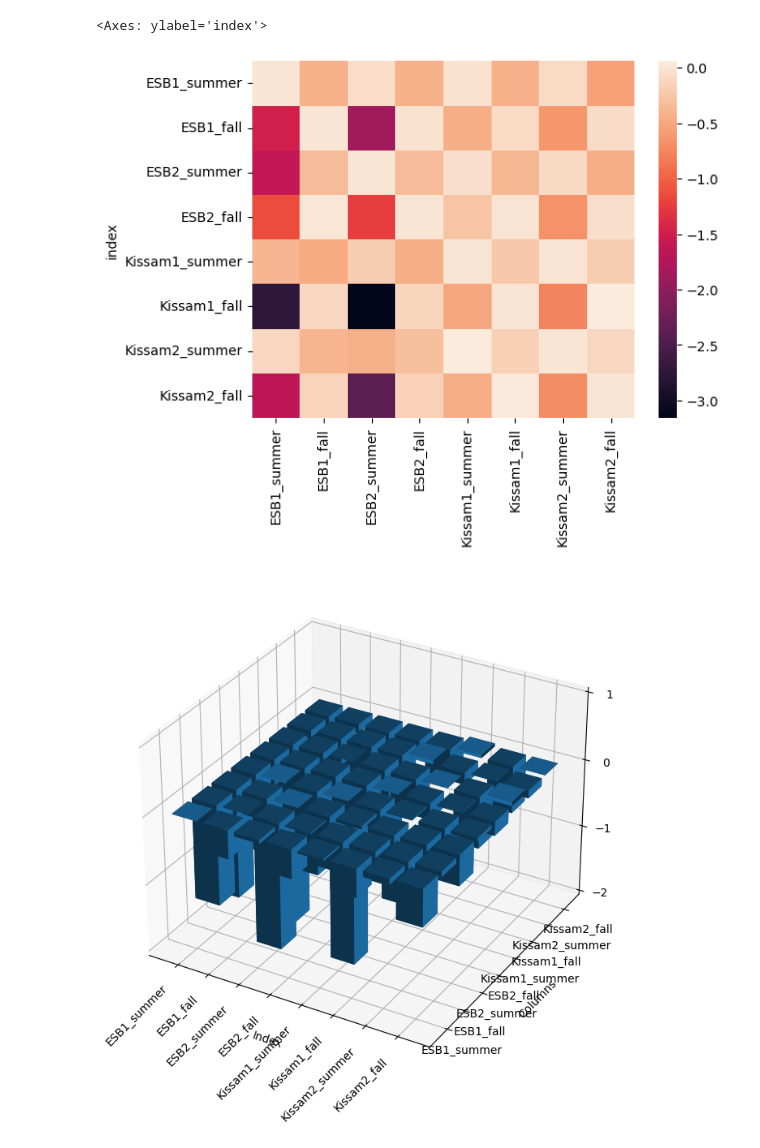
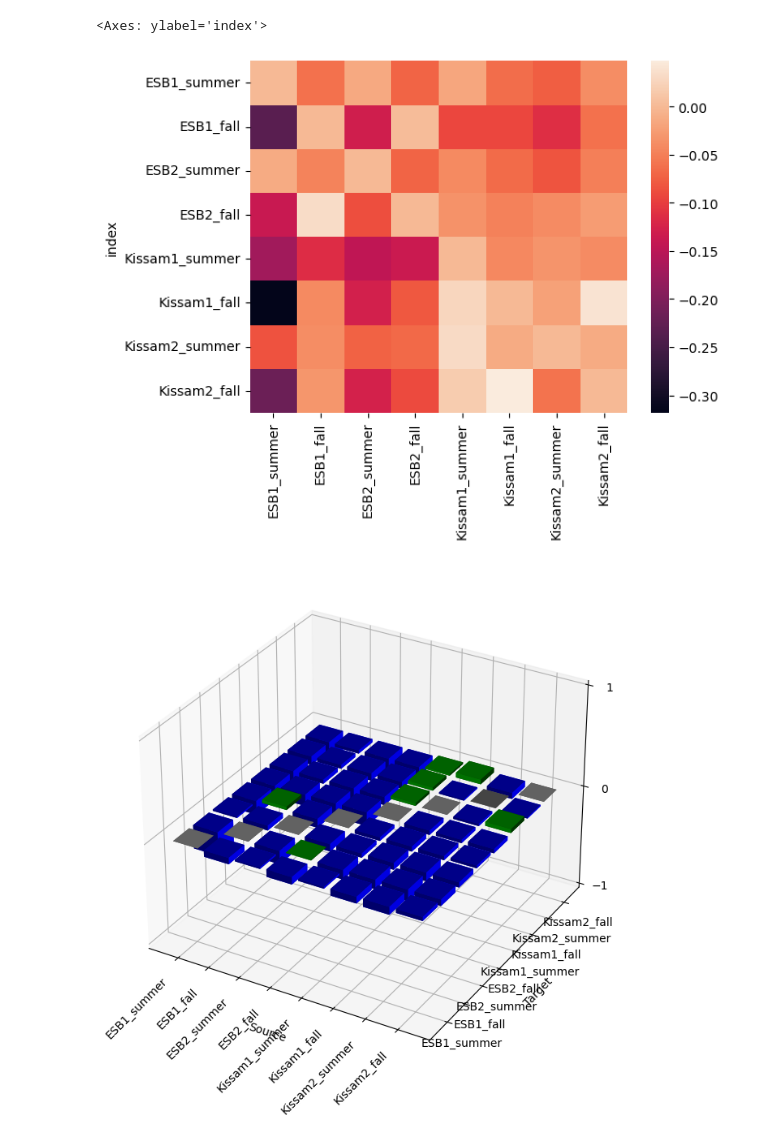
Before and after one commit to MACS-Research-Lab/Transfer-Learning-for-BES-Energy-Forecasting, a Jupyter notebook: experiments/result_displays.ipynb, the cells around one changed output. Drawn from its saved outputs; the diff is of its cells as text; code cells hidden in the pictures.

Commit message:
finetune methods completed and plots generated

```diff
--- a/experiments/result_displays.ipynb
+++ b/experiments/result_displays.ipynb
@@ -34,12 +34,15 @@ pir_df = pd.DataFrame([[None] * len(keys)] * len(keys), columns=keys)
 pir_df['index'] = keys
 pir_df.set_index("index", inplace=True)
 
+mae_df = pd.DataFrame([[None] * len(keys)] * len(keys), columns=keys)
+mae_df['index'] = keys
+mae_df.set_index("index", inplace=True)
 
 def calcPir(base_error, transfer_error):
     if base_error == 0: raise ValueError("Base error is 0")
     return (base_error - transfer_error) / base_error
 
-tm = 'weight_initialization_AutoLSTM'
+tm = transfer_methods[1]
 
 for from_key in keys:
     for to_key in keys:
@@ -59,6 +62,7 @@ for from_key in keys:
 
             pir_list = [calcPir(base_mae, x) for x in avgm]
             pir_df.loc[to_key, from_key] = max(pir_list)
+            mae_df.loc[to_key, from_key] = min(avgm)
 
 
             # # LOWEST MAE METHOD
@@ -106,7 +118,7 @@ pir_df = pir_df.astype(float)
 sns.heatmap(pir_df)
 # %% [output]
 <Axes: ylabel='index'>
-[figure, old version]
+[figure, new version]
 # %%
 df = pir_df
 index_labels = keys
@@ -117,35 +129,38 @@ ax = fig.add_subplot(111, projection='3d')
 
 # Create numeric indices for x and y axes
 x_indices = np.arange(len(keys))
 y_indices = np.arange(len(df.columns))
 
 # Create 2D meshgrid
 x, y = np.meshgrid(x_indices, y_indices)
 
 # Flatten indices and values
 x_flat = x.flatten()
 y_flat = y.flatten()
 z_flat = df.values.flatten()
 
+# Color all bars with positive z values in green
+colors = ['green' if val > 0 else 'grey' if val == 0 else 'blue' for val in z_flat]
+
 # Create 3D bar plot with adjusted alpha
-ax.bar3d(x_flat, y_flat, np.zeros_like(z_flat), 0.8, 0.8, z_flat, shade=True)
+ax.bar3d(x_flat, y_flat, np.zeros_like(z_flat), 0.8, 0.8, z_flat, shade=True, color=colors)
 
 # Set axis labels
-ax.set_xlabel('Index')
-ax.set_ylabel('Columns')
+ax.set_xlabel('Source')
+ax.set_ylabel('Target')
 ax.set_zlabel('Values')
 
 # Set tick labels
 ax.set_xticks(x_indices + 0.4)
 ax.set_xticklabels(keys)
 ax.set_yticks(y_indices + 0.4)
 ax.set_yticklabels(df.columns)
-ax.set_zticks(range(-2,2))
+ax.set_zticks(range(-1, 2))
 
 # Rotate the x-axis labels for better visibility
 ax.set_xticklabels(ax.get_xticklabels(), rotation=45, ha='right')
 
 # Display the plot
 plt.show()
 # %% [output]
-[figure, old version]
+[figure, new version]
```
Also changed, not shown: parts of 4 cells of this notebook, 14 other files.
